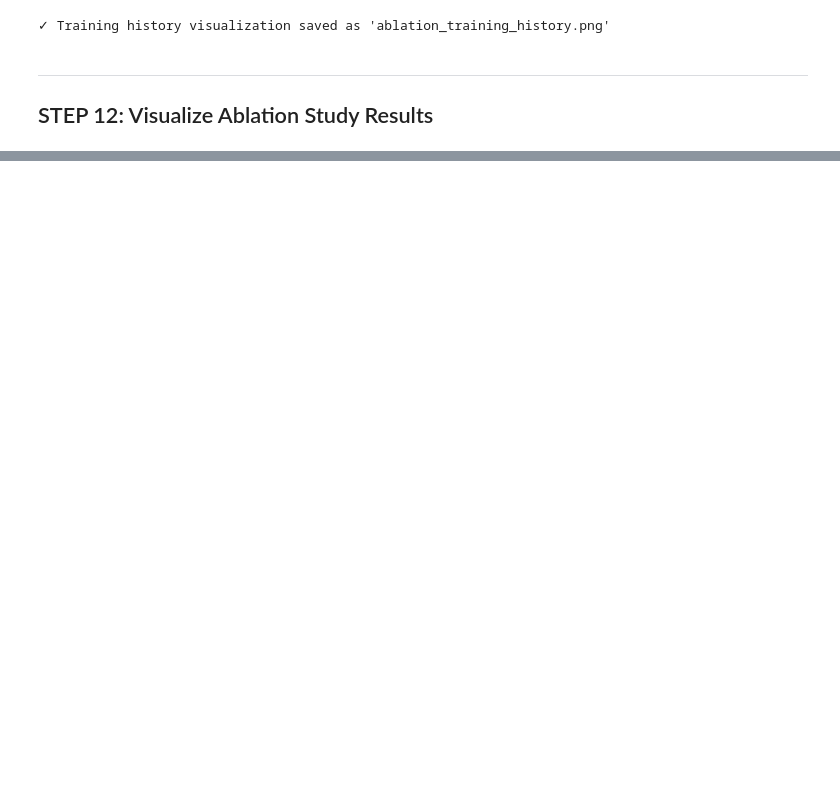
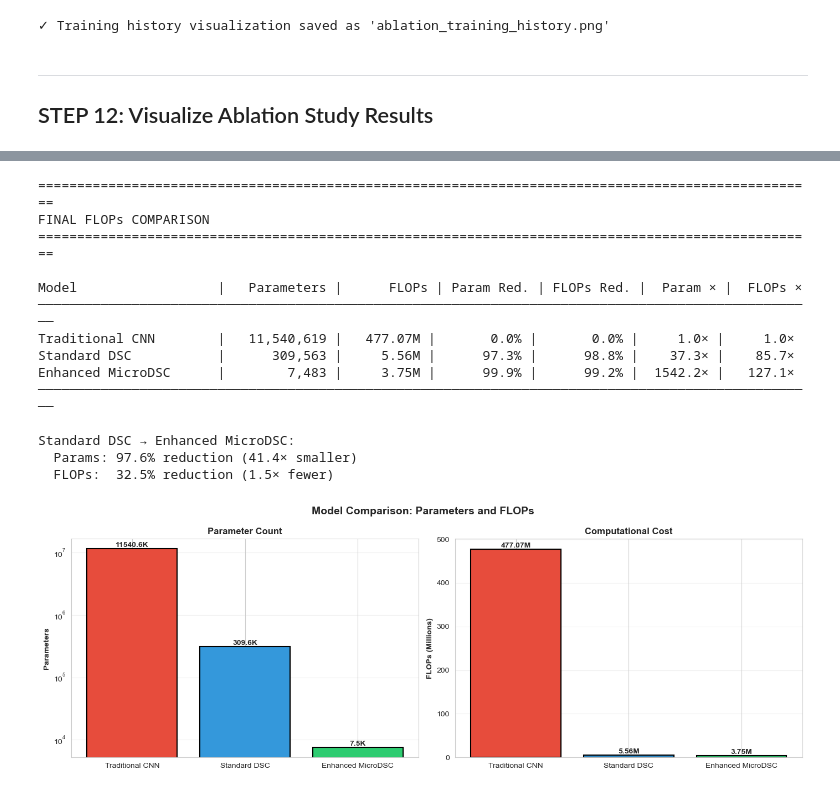
Before and after one commit to micheline24/enhanced_microdsc, a Jupyter notebook: experiments/ablation_study.ipynb, the cells around one changed output, grey strips where cells are left out. Cells and saved outputs as stored; diff of their text form; code cells hidden in the pictures; blank space fills up the shorter version.

```diff
--- a/experiments/ablation_study.ipynb
+++ b/experiments/ablation_study.ipynb
@@ -1332,0 +2000,73 @@ print("✓ Visualization saved as 'ablation_study_analysis.png'")
+# %%
+# ============================================================================
+# FINAL FLOPs COMPARISON: All Three Architectures
+# ============================================================================
+
+enh_flops = compute_flops(model_5)
+tp, dp, ep = model_trad.count_params(), model_1.count_params(), model_5.count_params()
+
+models_data = [
+    ("Traditional CNN", tp, trad_flops),
+    ("Standard DSC", dp, dsc_flops),
+    ("Enhanced MicroDSC", ep, enh_flops),
+]
+
+print("=" * 100)
+print("FINAL FLOPs COMPARISON")
+print("=" * 100)
+print(f"\n{'Model':<22s} | {'Parameters':>12s} | {'FLOPs':>10s} | "
+      f"{'Param Red.':>10s} | {'FLOPs Red.':>10s} | {'Param ×':>8s} | {'FLOPs ×':>8s}")
+print("─" * 100)
+for name, p, f in models_data:
+    p_red = (1 - p/tp)*100; f_red = (1 - f/trad_flops)*100
+    print(f"{name:<22s} | {p:>12,} | {f/1e6:>8.2f}M | "
+          f"{p_red:>9.1f}% | {f_red:>9.1f}% | {tp/p:>7.1f}× | {trad_flops/f:>7.1f}×")
+print("─" * 100)
+print(f"\nStandard DSC → Enhanced MicroDSC:")
+print(f"  Params: {(1-ep/dp)*100:.1f}% reduction ({dp/ep:.1f}× smaller)")
+print(f"  FLOPs:  {(1-enh_flops/dsc_flops)*100:.1f}% reduction ({dsc_flops/enh_flops:.1f}× fewer)")
+
+# Visualization
+fig, axes = plt.subplots(1, 2, figsize=(14, 5))
+names = [d[0] for d in models_data]
+params = [d[1] for d in models_data]
+flops_m = [d[2]/1e6 for d in models_data]
+colors = ['#e74c3c', '#3498db', '#2ecc71']
+
+ax = axes[0]
+bars = ax.bar(names, params, color=colors, edgecolor='black', linewidth=1.5)
+for b, v in zip(bars, params):
+    label = f"{v/1000:.1f}K" if v > 1000 else f"{v:,}"
+    ax.text(b.get_x()+b.get_width()/2, v, label, ha='center', va='bottom', fontweight='bold')
+ax.set_ylabel('Parameters', fontweight='bold')
+ax.set_title('Parameter Count', fontweight='bold')
+ax.set_yscale('log'); ax.grid(axis='y', alpha=0.3)
+
+ax = axes[1]
+bars = ax.bar(names, flops_m, color=colors, edgecolor='black', linewidth=1.5)
+for b, v in zip(bars, flops_m):
+    ax.text(b.get_x()+b.get_width()/2, v, f"{v:.2f}M", ha='center', va='bottom', fontweight='bold')
+ax.set_ylabel('FLOPs (Millions)', fontweight='bold')
+ax.set_title('Computational Cost', fontweight='bold')
+ax.grid(axis='y', alpha=0.3)
+
+plt.suptitle('Model Comparison: Parameters and FLOPs', fontsize=14, fontweight='bold')
+plt.tight_layout()
+plt.savefig('model_flops_comparison.png', dpi=300, bbox_inches='tight')
+plt.show()
+# %% [output]
+====================================================================================================
+FINAL FLOPs COMPARISON
+====================================================================================================
+
+Model                  |   Parameters |      FLOPs | Param Red. | FLOPs Red. |  Param × |  FLOPs ×
+────────────────────────────────────────────────────────────────────────────────────────────────────
+Traditional CNN        |   11,540,619 |   477.07M |       0.0% |       0.0% |     1.0× |     1.0×
+Standard DSC           |      309,563 |     5.56M |      97.3% |      98.8% |    37.3× |    85.7×
+Enhanced MicroDSC      |        7,483 |     3.75M |      99.9% |      99.2% |  1542.2× |   127.1×
+────────────────────────────────────────────────────────────────────────────────────────────────────
+
+Standard DSC → Enhanced MicroDSC:
+  Params: 97.6% reduction (41.4× smaller)
+  FLOPs:  32.5% reduction (1.5× fewer)
+[figure, added]
```
Also changed, not shown: parts of 27 cells of this notebook.
